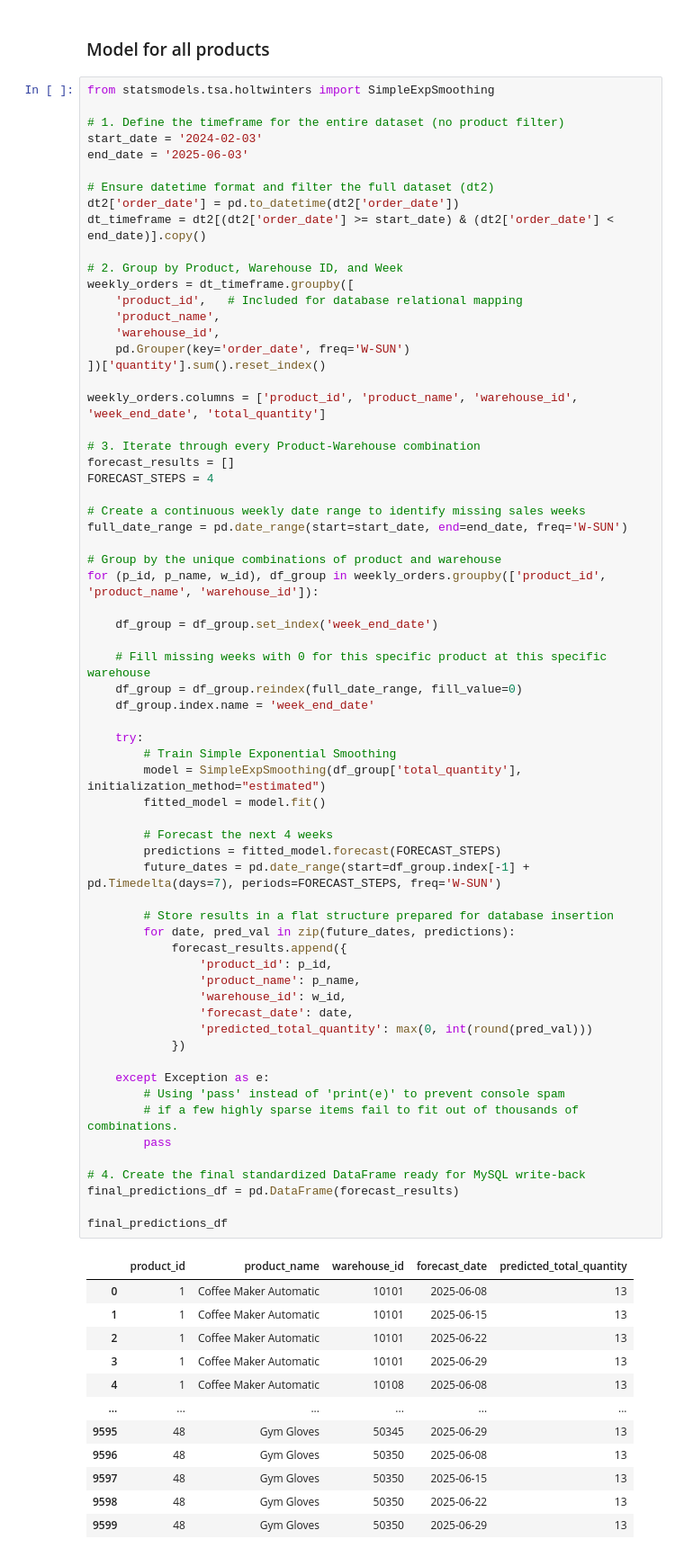
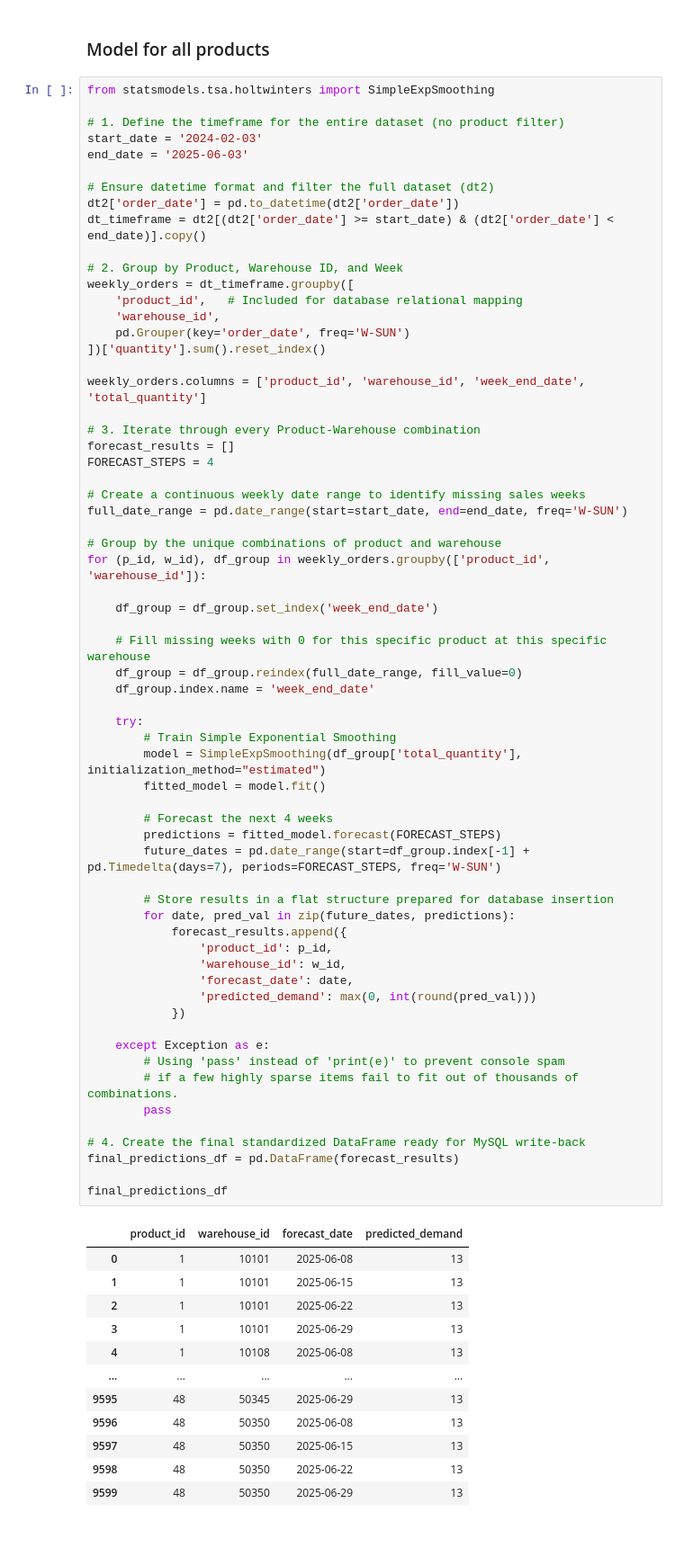
Before and after one commit to tanaymahapatra/E-commerce-Database-Management-and-Inventory-Optimization, a Jupyter notebook: model.ipynb, the cells around one changed output. Shown at 90% size. Drawn from its saved outputs; the diff is of its cells as text.

```diff
--- a/model.ipynb
+++ b/model.ipynb
@@ -303,12 +349,11 @@ dt_timeframe = dt2[(dt2['order_date'] >= start_date) & (dt2['order_date'] < end_
 # 2. Group by Product, Warehouse ID, and Week
 weekly_orders = dt_timeframe.groupby([
     'product_id',   # Included for database relational mapping
-    'product_name',
     'warehouse_id',
     pd.Grouper(key='order_date', freq='W-SUN')
 ])['quantity'].sum().reset_index()
 
-weekly_orders.columns = ['product_id', 'product_name', 'warehouse_id', 'week_end_date', 'total_quantity']
+weekly_orders.columns = ['product_id', 'warehouse_id', 'week_end_date', 'total_quantity']
 
 # 3. Iterate through every Product-Warehouse combination
 forecast_results = []
@@ -318,7 +363,7 @@ FORECAST_STEPS = 4
 full_date_range = pd.date_range(start=start_date, end=end_date, freq='W-SUN')
 
 # Group by the unique combinations of product and warehouse
-for (p_id, p_name, w_id), df_group in weekly_orders.groupby(['product_id', 'product_name', 'warehouse_id']):
+for (p_id, w_id), df_group in weekly_orders.groupby(['product_id', 'warehouse_id']):
 
     df_group = df_group.set_index('week_end_date')
 
@@ -326,44 +371,43 @@ for (p_id, p_name, w_id), df_group in weekly_orders.groupby(['product_id', 'prod
     df_group = df_group.reindex(full_date_range, fill_value=0)
     df_group.index.name = 'week_end_date'
 
     try:
         # Train Simple Exponential Smoothing
         model = SimpleExpSmoothing(df_group['total_quantity'], initialization_method="estimated")
         fitted_model = model.fit()
 
         # Forecast the next 4 weeks
         predictions = fitted_model.forecast(FORECAST_STEPS)
         future_dates = pd.date_range(start=df_group.index[-1] + pd.Timedelta(days=7), periods=FORECAST_STEPS, freq='W-SUN')
 
         # Store results in a flat structure prepared for database insertion
         for date, pred_val in zip(future_dates, predictions):
             forecast_results.append({
                 'product_id': p_id,
-                'product_name': p_name,
                 'warehouse_id': w_id,
                 'forecast_date': date,
-                'predicted_total_quantity': max(0, int(round(pred_val)))
+                'predicted_demand': max(0, int(round(pred_val)))
             })
 
     except Exception as e:
         # Using 'pass' instead of 'print(e)' to prevent console spam
         # if a few highly sparse items fail to fit out of thousands of combinations.
         pass
 
 # 4. Create the final standardized DataFrame ready for MySQL write-back
 final_predictions_df = pd.DataFrame(forecast_results)
 
 final_predictions_df
 # %% [output]
-|  | product_id | product_name | warehouse_id | forecast_date | predicted_total_quantity |
-| 0 | 1 | Coffee Maker Automatic | 10101 | 2025-06-08 | 13 |
-| 1 | 1 | Coffee Maker Automatic | 10101 | 2025-06-15 | 13 |
-| 2 | 1 | Coffee Maker Automatic | 10101 | 2025-06-22 | 13 |
-| 3 | 1 | Coffee Maker Automatic | 10101 | 2025-06-29 | 13 |
-| 4 | 1 | Coffee Maker Automatic | 10108 | 2025-06-08 | 13 |
-| ... | ... | ... | ... | ... | ... |
-| 9595 | 48 | Gym Gloves | 50345 | 2025-06-29 | 13 |
-| 9596 | 48 | Gym Gloves | 50350 | 2025-06-08 | 13 |
-| 9597 | 48 | Gym Gloves | 50350 | 2025-06-15 | 13 |
-| 9598 | 48 | Gym Gloves | 50350 | 2025-06-22 | 13 |
-| 9599 | 48 | Gym Gloves | 50350 | 2025-06-29 | 13 |
+|  | product_id | warehouse_id | forecast_date | predicted_demand |
+| 0 | 1 | 10101 | 2025-06-08 | 13 |
+| 1 | 1 | 10101 | 2025-06-15 | 13 |
+| 2 | 1 | 10101 | 2025-06-22 | 13 |
+| 3 | 1 | 10101 | 2025-06-29 | 13 |
+| 4 | 1 | 10108 | 2025-06-08 | 13 |
+| ... | ... | ... | ... | ... |
+| 9595 | 48 | 50345 | 2025-06-29 | 13 |
+| 9596 | 48 | 50350 | 2025-06-08 | 13 |
+| 9597 | 48 | 50350 | 2025-06-15 | 13 |
+| 9598 | 48 | 50350 | 2025-06-22 | 13 |
+| 9599 | 48 | 50350 | 2025-06-29 | 13 |
```
Also changed, not shown: parts of 5 cells of this notebook, 1 other file.
